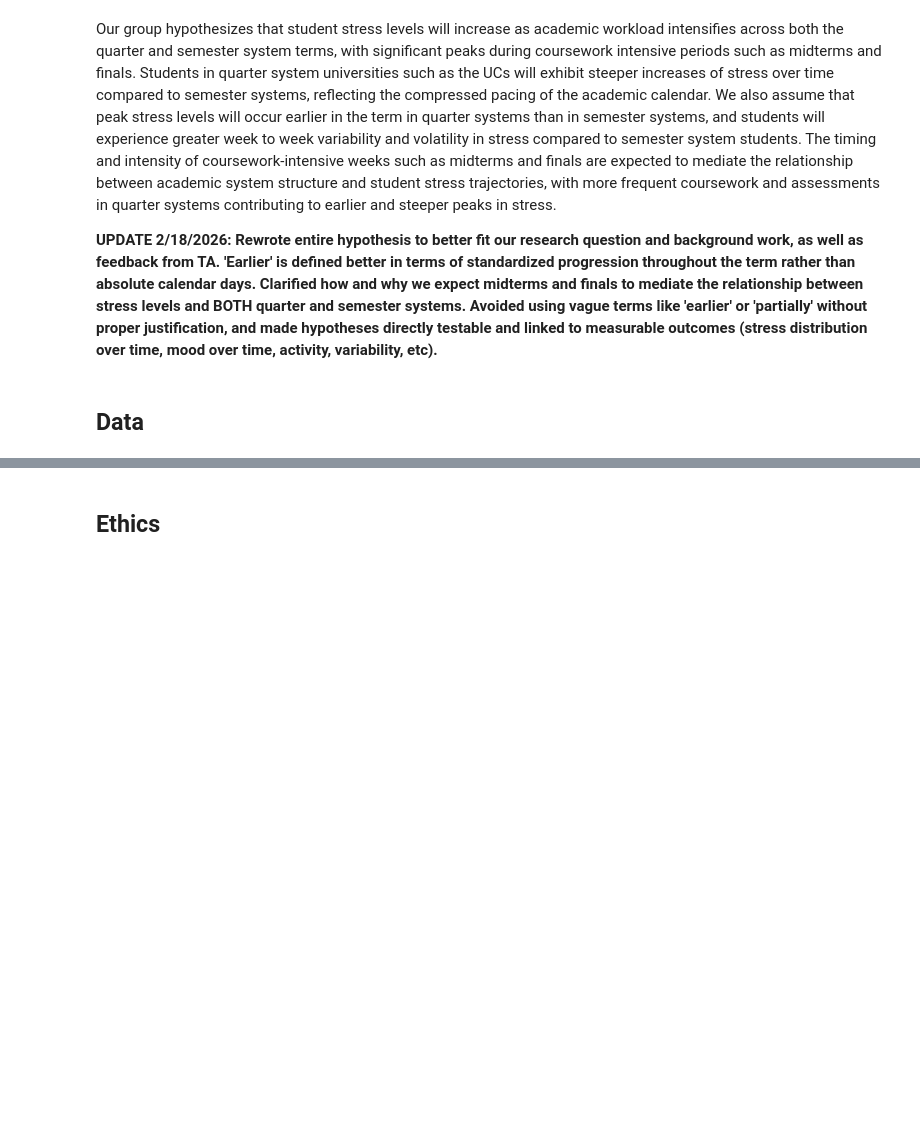
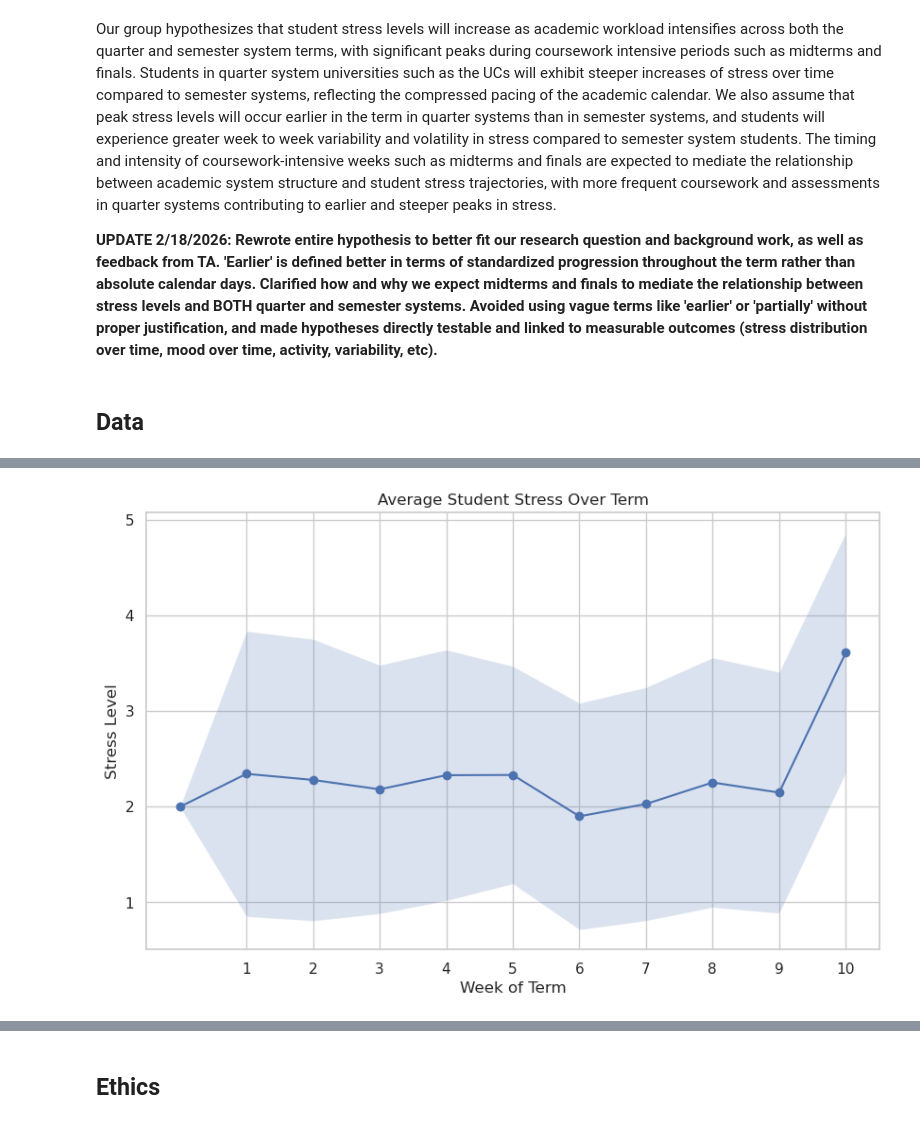
Before and after one commit to dieffio/Group054_WI26, a Jupyter notebook: 02-EDACheckpoint.ipynb, the cells around one changed output, grey strips where cells are left out. Cells and saved outputs as stored; diff of their text form; code cells hidden in the pictures; blank space fills up the shorter version.

```diff
--- a/02-EDACheckpoint.ipynb
+++ b/02-EDACheckpoint.ipynb
@@ -146,0 +125,11 @@ Some more words and stuff.  Remember notebooks work best if you interleave the c
+# %%
+# cleaned versions of ema dataset below
+import os
+import json
+import pandas as pd
+import numpy as np
+import matplotlib.pyplot as plt
+import statsmodels.formula.api as smf
+import seaborn as sns
+
+sns.set(style="whitegrid")
@@ -146,0 +249,8 @@ Some more words and stuff.  Remember notebooks work best if you interleave the c
+# %%
+# loading + cleaning educational datasets
+
+df = pd.read_csv('/home/nabuan/Group054_WI26/data/deadlines.csv')
+df_deadlines = df.melt(id_vars='uid', var_name='date', value_name='count')
+df_deadlines = df_deadlines[df_deadlines['count'] > 0].reset_index(drop=True)
+df_deadlines['date'] = pd.to_datetime(df_deadlines['date'])
+df_deadlines.head()
@@ -146,0 +362,63 @@ Some more words and stuff.  Remember notebooks work best if you interleave the c
+# %%
+## YOUR CODE HERE
+## FEEL FREE TO ADD MULTIPLE CELLS PER SECTION
+
+# data vis for average student stress over term
+
+folder_path = folder_path = '/home/nabuan/Group054_WI26/data/studentlife/EMA/Stress'
+all_files = [f for f in os.listdir(folder_path) if f.endswith('.json')]
+
+data_list = []
+
+for file in all_files:
+    student_id = file.split('.')[0]
+    with open (os.path.join(folder_path, file)) as f:
+        data = json.load(f)
+        df = pd.DataFrame(data)
+        df['student_id'] = student_id
+        data_list.append(df)
+
+df_all = pd.concat(data_list, ignore_index=True)
+print(f"Loaded {len(df_all)} EMA entries from {len(all_files)} students")
+
+df_all = df_all[df_all.get('level').notnull()]
+df_all['stress'] = pd.to_numeric(df_all['level'])
+df_all['timestamp'] = pd.to_datetime(df_all['resp_time'], unit='s')
+df_all = df_all[['student_id', 'timestamp', 'stress']]
+df_all.head()
+
+term_start = pd.Timestamp('2013-03-27')
+
+milestones = {
+    'midterm': pd.Timestamp('2013-04-27'),
+    'final': pd.Timestamp('2013-06-05')
+}
+
+df_all['week'] = ((df_all['timestamp'] - term_start).dt.days // 7 ) + 1
+df_all = df_all[df_all['week'].between(0, 10)].copy()
+
+df_all['days_to_nearest_milestone'] = df_all['timestamp'].apply(
+    lambda x: min([(x - date).days for date in milestones.values()])
+)
+
+df_all.head()
+
+
+sns.set(style="whitegrid")
+
+weekly_avg = df_all.groupby('week')['stress'].agg(['mean','std']).reset_index()
+
+plt.figure(figsize=(10,6))
+plt.plot(weekly_avg['week'], weekly_avg['mean'], marker='o', label='Mean Stress')
+plt.fill_between(
+    weekly_avg['week'],
+    weekly_avg['mean'] - weekly_avg['std'],
+    weekly_avg['mean'] + weekly_avg['std'],
+    alpha=0.2
+)
+plt.xlabel('Week of Term')
+plt.ylabel('Stress Level')
+plt.title('Average Student Stress Over Term')
+plt.xticks(range(1,11))
+plt.show()
+# %% [output]
@@ -146,0 +426 @@ Some more words and stuff.  Remember notebooks work best if you interleave the c
+[figure, added]
```
Also changed, not shown: parts of 32 cells of this notebook.
